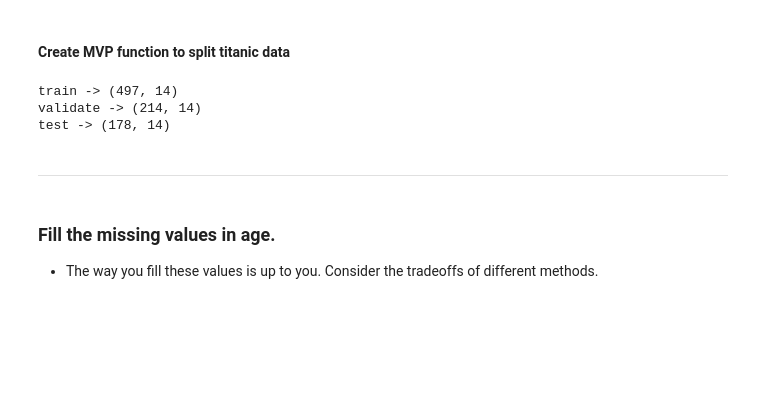
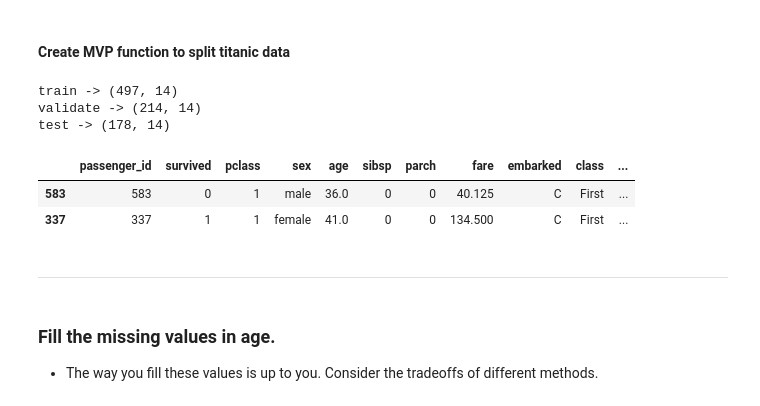
Before and after one commit to faithkane3/classification, a Jupyter notebook: darden_classification_prepare.ipynb, the cells around one changed output. Saved outputs shown, nothing was run; the diff lists cells and outputs as text; code cells hidden in the pictures; blank space fills up the shorter version.

```diff
--- a/darden_classification_prepare.ipynb
+++ b/darden_classification_prepare.ipynb
@@ -281,6 +331,12 @@ print(f'test -> {test.shape}')
 train -> (497, 14)
 validate -> (214, 14)
 test -> (178, 14)
+# %%
+train.head(2)
+# %% [output]
+|  | passenger_id | survived | pclass | sex | age | sibsp | parch | fare | embarked | class | ... |
+| 583 | 583 | 0 | 1 | male | 36.0 | 0 | 0 | 40.125 | C | First | ... |
+| 337 | 337 | 1 | 1 | female | 41.0 | 0 | 0 | 134.500 | C | First | ... |
 # %% [markdown]
 ___
 # %% [markdown]
```
Also changed, not shown: parts of 11 cells of this notebook, 1 other file.
